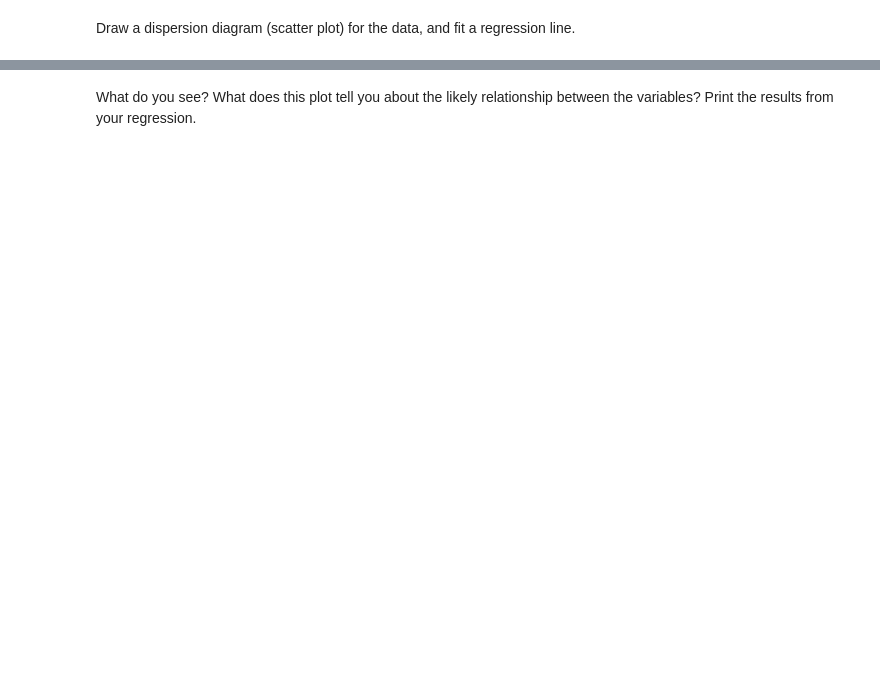
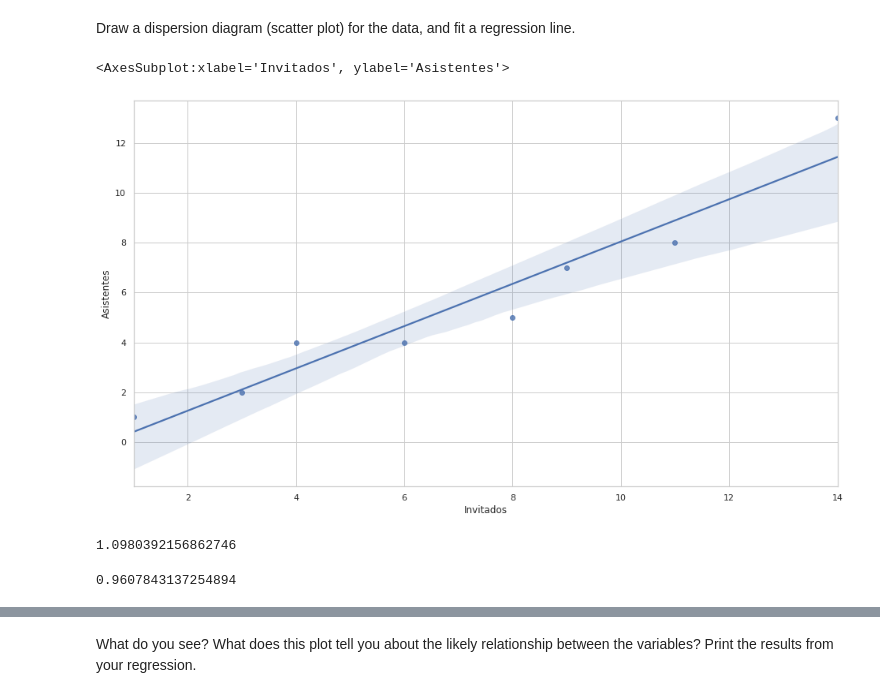
Before and after one commit to Ironhack-Data-Madrid-Marzo-2021/lab-regression-analysis, a Jupyter notebook: your-code.ipynb, the cells around one changed output, grey strips where cells are left out. Cells and saved outputs as stored; diff of their text form; code cells hidden in the pictures; blank space fills up the shorter version.

```diff
--- a/your-code.ipynb
+++ b/your-code.ipynb
@@ -99,0 +199,5 @@ First, build a dataframe with the data.
+# %%
+x_values = [1,3,4,6,8,9,11,14]
+y_values = [1,2,4,4,5,7,8,13]
+party_data = pd.DataFrame({'Invitados': x_values, 'Asistentes': y_values})
+party_data
@@ -103,0 +216,23 @@ Draw a dispersion diagram (scatter plot) for the data, and fit a regression line
+# %%
+sns.set_context('poster')
+sns.set(rc={'figure.figsize': (16., 9.)})
+sns.set_style('whitegrid')
+
+sns.regplot(x="Invitados", y="Asistentes", data=party_data)
+# %% [output]
+<AxesSubplot:xlabel='Invitados', ylabel='Asistentes'>
+[figure, added]
+# %%
+lr = LinearRegression()
+lr.fit(X = party_data[["Asistentes"]],
+       y = party_data.Invitados
+      )
+beta_1 = lr.coef_[0]
+beta_1
+# %% [output]
+1.0980392156862746
+# %%
+beta_0 = lr.intercept_
+beta_0
+# %% [output]
+0.9607843137254894
```
Also changed, not shown: parts of 38 cells of this notebook.
